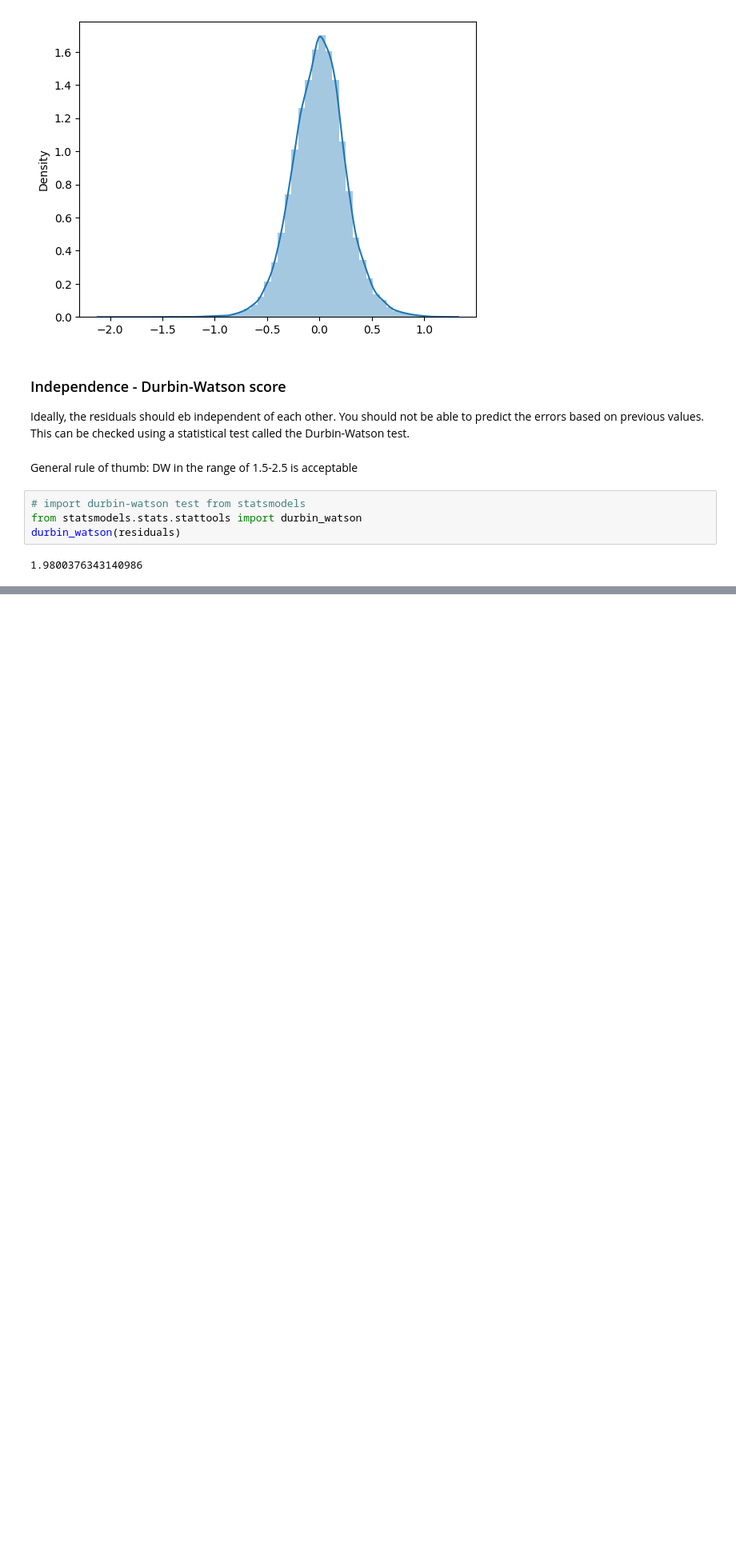
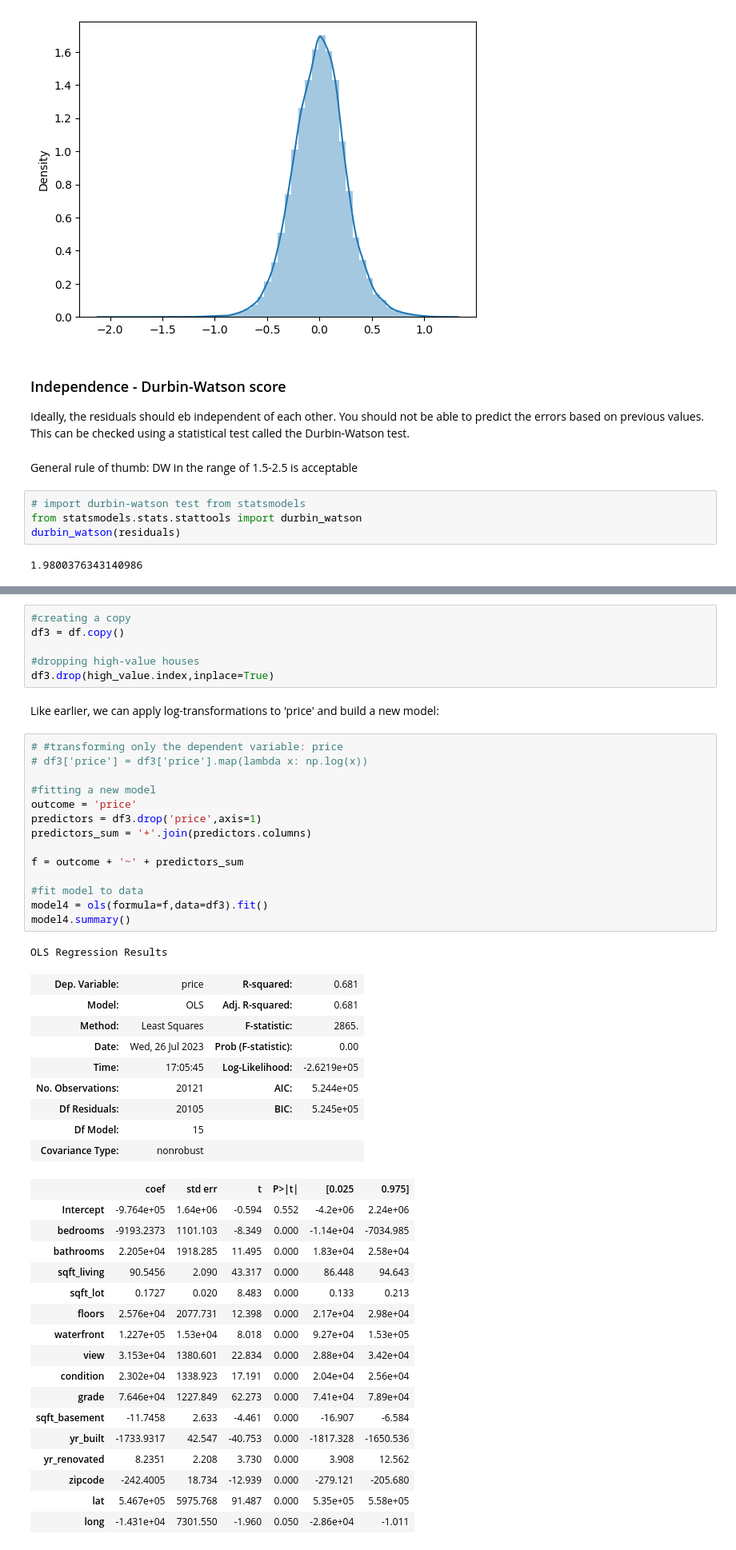
Before and after one commit to rahulakrish/linear_regression, a Jupyter notebook: notebook.ipynb, the cells around one changed output, grey strips where cells are left out. Shown at 80% size. Saved outputs shown, nothing was run; the diff lists cells and outputs as text; blank space fills up the shorter version.

```diff
--- a/notebook.ipynb
+++ b/notebook.ipynb
@@ -735,0 +768,50 @@ durbin_watson(residuals)
+# %%
+#creating a copy
+df3 = df.copy()
+
+#dropping high-value houses
+df3.drop(high_value.index,inplace=True)
+# %% [markdown]
+Like earlier, we can apply log-transformations to 'price' and build a new model:
+# %%
+# #transforming only the dependent variable: price
+# df3['price'] = df3['price'].map(lambda x: np.log(x))
+
+#fitting a new model
+outcome = 'price'
+predictors = df3.drop('price',axis=1)
+predictors_sum = '+'.join(predictors.columns)
+
+f = outcome + '~' + predictors_sum
+
+#fit model to data
+model4 = ols(formula=f,data=df3).fit()
+model4.summary()
+# %% [output]
+OLS Regression Results
+| Dep. Variable: | price | R-squared: | 0.681 |
+| Model: | OLS | Adj. R-squared: | 0.681 |
+| Method: | Least Squares | F-statistic: | 2865. |
+| Date: | Wed, 26 Jul 2023 | Prob (F-statistic): | 0.00 |
+| Time: | 17:05:45 | Log-Likelihood: | -2.6219e+05 |
+| No. Observations: | 20121 | AIC: | 5.244e+05 |
+| Df Residuals: | 20105 | BIC: | 5.245e+05 |
+| Df Model: | 15 |  |  |
+| Covariance Type: | nonrobust |  |  |
+|  | coef | std err | t | P>|t| | [0.025 | 0.975] |
+| Intercept | -9.764e+05 | 1.64e+06 | -0.594 | 0.552 | -4.2e+06 | 2.24e+06 |
+| bedrooms | -9193.2373 | 1101.103 | -8.349 | 0.000 | -1.14e+04 | -7034.985 |
+| bathrooms | 2.205e+04 | 1918.285 | 11.495 | 0.000 | 1.83e+04 | 2.58e+04 |
+| sqft_living | 90.5456 | 2.090 | 43.317 | 0.000 | 86.448 | 94.643 |
+| sqft_lot | 0.1727 | 0.020 | 8.483 | 0.000 | 0.133 | 0.213 |
+| floors | 2.576e+04 | 2077.731 | 12.398 | 0.000 | 2.17e+04 | 2.98e+04 |
+| waterfront | 1.227e+05 | 1.53e+04 | 8.018 | 0.000 | 9.27e+04 | 1.53e+05 |
+| view | 3.153e+04 | 1380.601 | 22.834 | 0.000 | 2.88e+04 | 3.42e+04 |
+| condition | 2.302e+04 | 1338.923 | 17.191 | 0.000 | 2.04e+04 | 2.56e+04 |
+| grade | 7.646e+04 | 1227.849 | 62.273 | 0.000 | 7.41e+04 | 7.89e+04 |
+| sqft_basement | -11.7458 | 2.633 | -4.461 | 0.000 | -16.907 | -6.584 |
+| yr_built | -1733.9317 | 42.547 | -40.753 | 0.000 | -1817.328 | -1650.536 |
+| yr_renovated | 8.2351 | 2.208 | 3.730 | 0.000 | 3.908 | 12.562 |
+| zipcode | -242.4005 | 18.734 | -12.939 | 0.000 | -279.121 | -205.680 |
+| lat | 5.467e+05 | 5975.768 | 91.487 | 0.000 | 5.35e+05 | 5.58e+05 |
+| long | -1.431e+04 | 7301.550 | -1.960 | 0.050 | -2.86e+04 | -1.011 |
```
Also changed, not shown: parts of 10 cells of this notebook.
